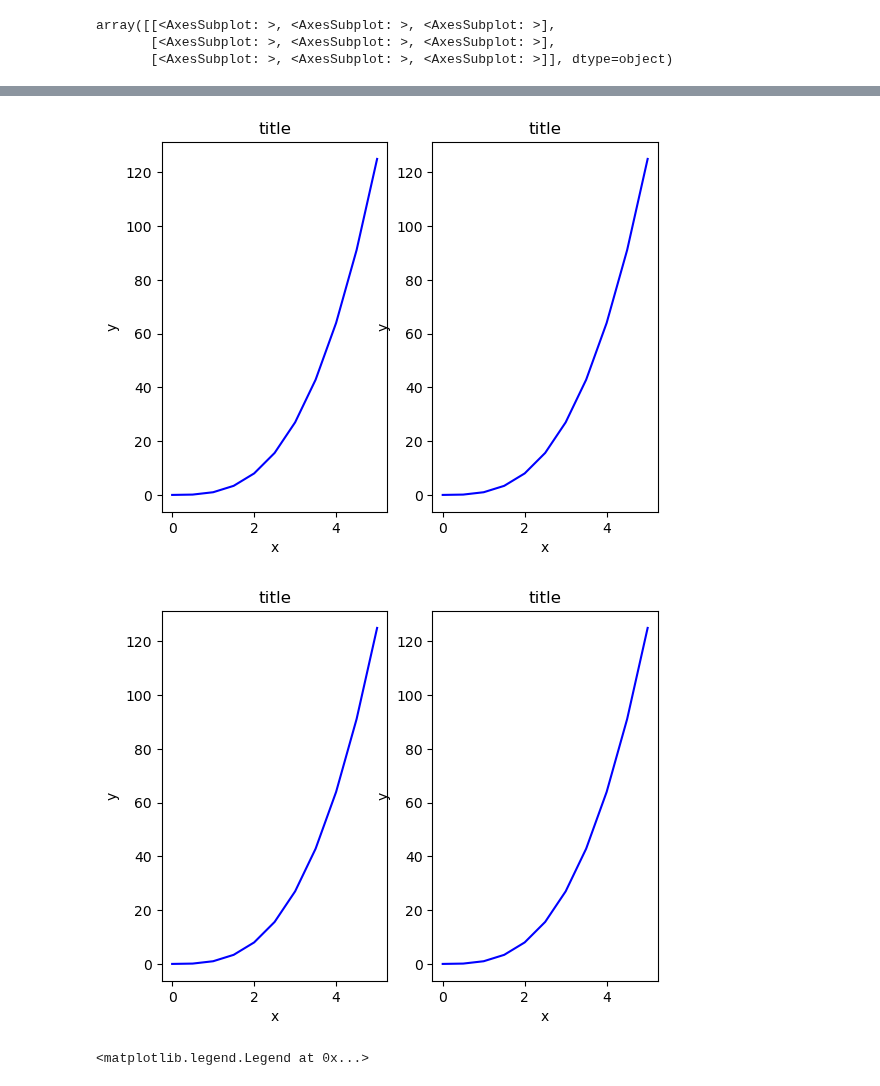
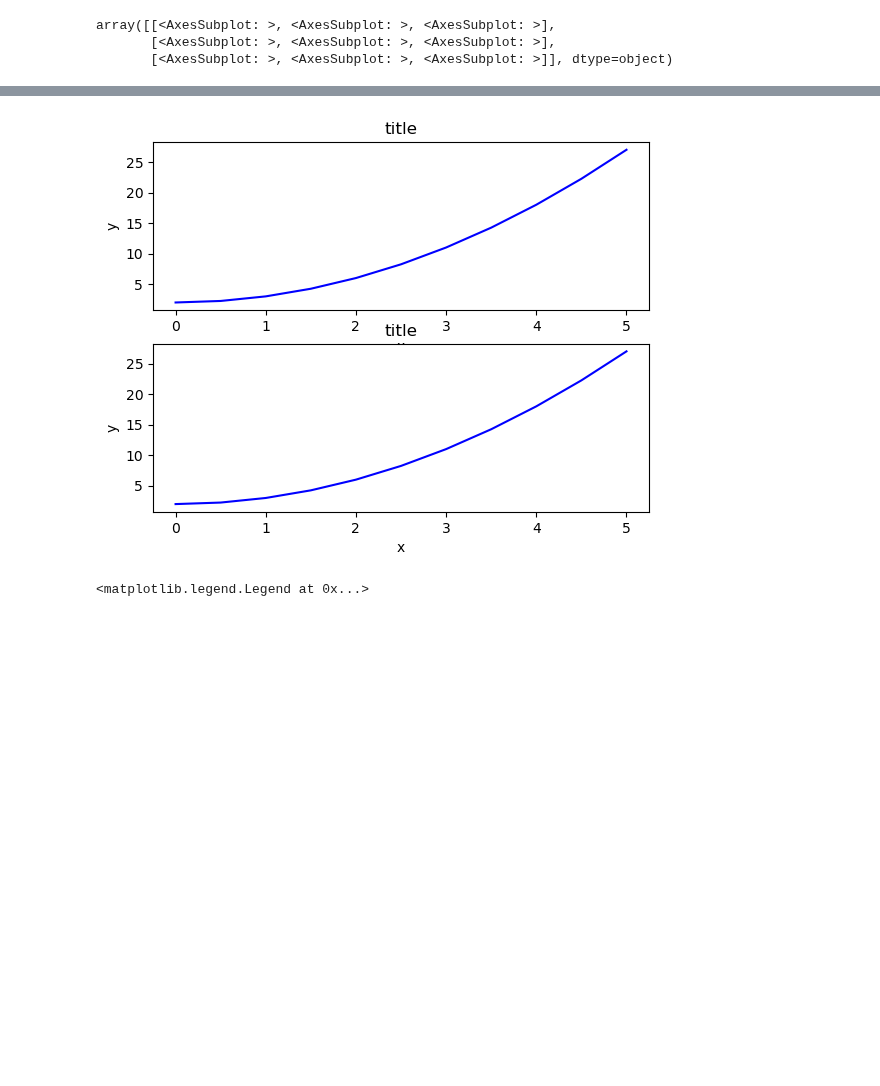
Before and after one commit to 34-anish/ML-Bootcamp, a Jupyter notebook: matplotloib/Untitled.ipynb, the cells around one changed output, grey strips where cells are left out. Saved outputs shown, nothing was run; the diff lists cells and outputs as text; code cells hidden in the pictures; blank space fills up the shorter version.

```diff
--- a/matplotloib/Untitled.ipynb
+++ b/matplotloib/Untitled.ipynb
@@ -5,7 +23,7 @@ import matplotlib.pyplot as plt
 # %%
 import numpy as np
 x = np.linspace(0, 5, 11)
-y = x ** 3
+y = x ** 2+2
 # %%
 x
 # %% [output]
@@ -131,17 +149,16 @@ plt.tight_layout()
 # %%
 
-fig, axes = plt.subplots(nrows=1, ncols=2)
+fig, axes = plt.subplots(nrows=2, ncols=1)
 for ax in axes:
     ax.plot(x, y, 'b')
     ax.set_xlabel('x')
     ax.set_ylabel('y')
     ax.set_title('title')
 
 # Display the figure object
-fig
+# ?fig
 # %% [output]
-[figure, old version]
+[figure, new version]
-[figure, removed]
 # %%
 fig = plt.figure(figsize=(8,2))
 
```
Also changed, not shown: parts of 17 cells of this notebook, 1 other file.
